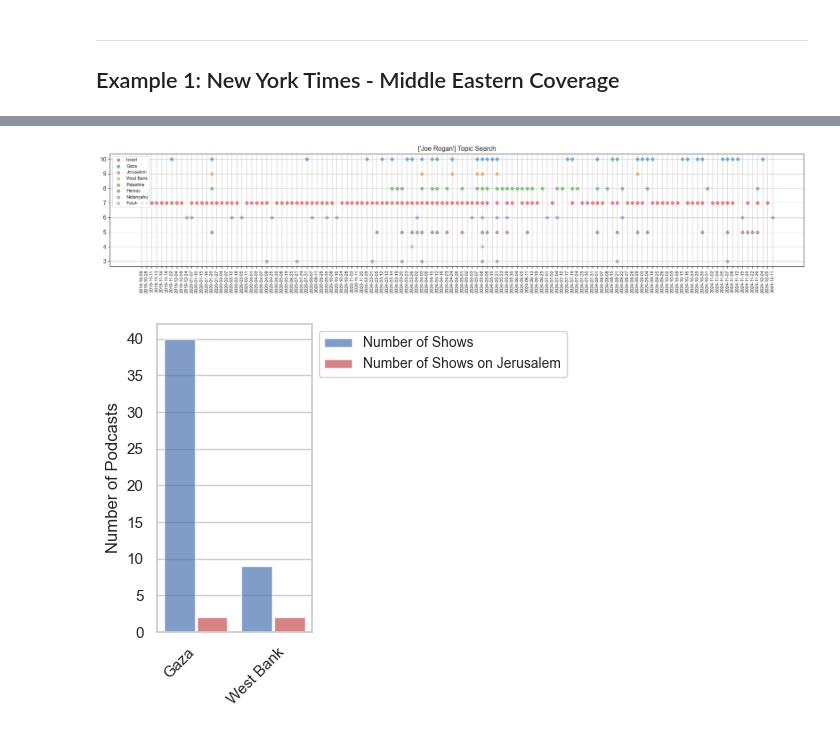
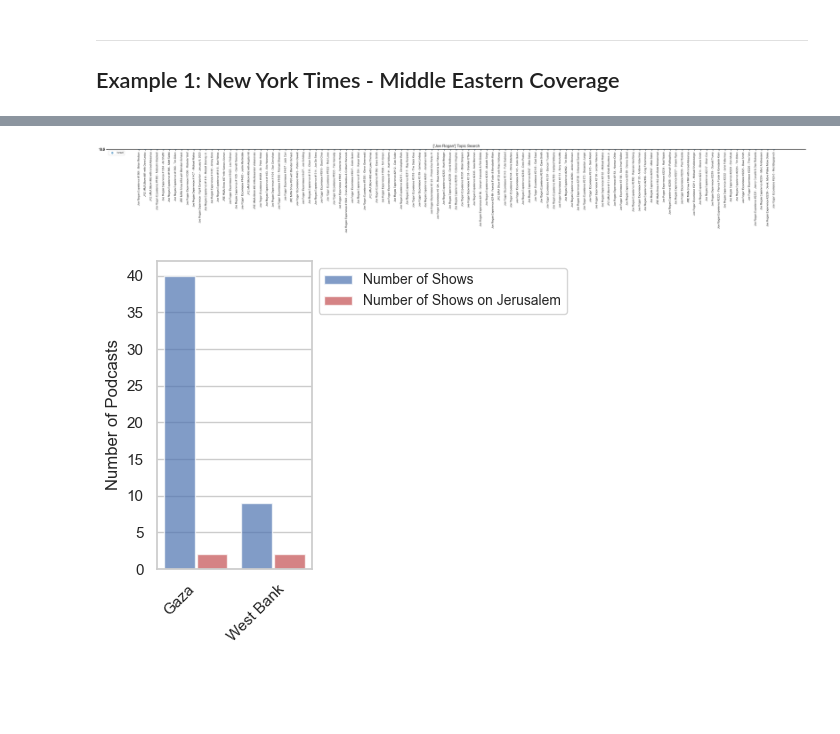
Before and after one commit to rahim-hashim/video_transcripts, a Jupyter notebook: transcript_analysis.ipynb, the cells around one changed output, grey strips where cells are left out. Drawn from its saved outputs; the diff is of its cells as text; code cells hidden in the pictures; blank space fills up the shorter version.

```diff
--- a/transcript_analysis.ipynb
+++ b/transcript_analysis.ipynb
@@ -290,6 +297,7 @@ transcript_df
 # %%
 # perform fuzzy match for all words in target_word_list
-target_word_list = ['Gaza', 'West Bank', 'Palestine', 'Israel', 'Jerusalem', 'Hamas', 'Fatah', 'Netanyahu']
+# target_word_list = ['Gaza', 'West Bank', 'Palestine', 'Israel', 'Jerusalem', 'Hamas', 'Fatah', 'Netanyahu']
+target_word_list = ['Israel']
 fuzzy_threshold = 0.85
 topic_df = topic_search(transcript_df, target_word_list, fuzzy_threshold)
 # %% [output]
@@ -313,4 +321,6 @@ Joe Rogan - 2024-10-25: Joe Rogan Experience #2219 - Donald Trump
 # %%
 print(f'Number of transcripts: {len(topic_df)}')
-topic_df.head(50)
+# sort by video_views
+topic_df = topic_df.sort_values(by='video_views', ascending=False, ignore_index=True)
+topic_df[topic_df['max_fuzzy_Israel'] > 0.9]
 # %% [output]
@@ -321,27 +341,31 @@ Number of transcripts: 2
 # %%
 # make a scatter plot for each date whether the target words are in the transcript
 sns.set_style("ticks")
-plt.figure(figsize=(18, 4))
+plt.figure(figsize=(30, 4))
 dates = topic_df['date']
 # colormap for all dates
 colors = sns.color_palette('tab10', n_colors=len(target_word_list))
+titles = []
 for date in tqdm.tqdm(sorted(dates), desc='Dates'):
 		date_df = topic_df[topic_df['date'] == date]
 		for idx, word in enumerate(target_word_list):
 			if date_df[f'max_fuzzy_{word}'].max() > 0.9:
 				plt.scatter(date, 10-idx, color=colors[idx], s=30, alpha=0.5, label=word)
+				titles.append(date_df['title'].values[0])
 plt.xticks(rotation=90, fontsize=8)
+# make xticklabels the titles
+plt.gca().set_xticklabels(titles)
 plt.title(f'{author_names} Topic Search')
 # only show the legend for each word once, not for each date
 # get the handles and labels for the legend
 handles, labels = plt.gca().get_legend_handles_labels()
 by_label = dict(zip(labels, handles))
 plt.legend(by_label.values(), by_label.keys(), loc='upper left', fontsize=8)
 plt.grid()
 plt.tight_layout()
 plt.show()
 # %% [output]
-[figure, old version]
+[figure, new version]
 # %%
 # make a grouped bar plot for the number of rows with 'Michael Barbaro' vs. 'Sabrina Tavern' with max_fuzzy > 0.9
 # and the number of rows with the topic word with max_fuzzy > 0.9
```
Also changed, not shown: parts of 6 cells of this notebook, 43 other files.
